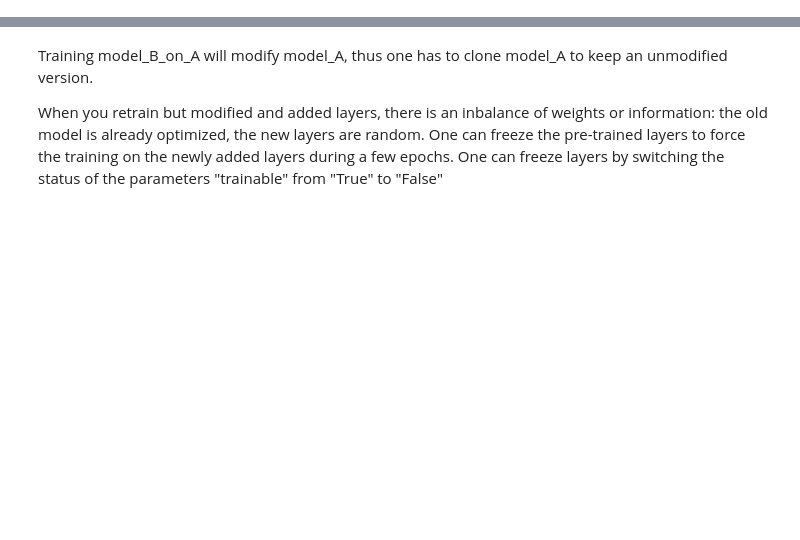
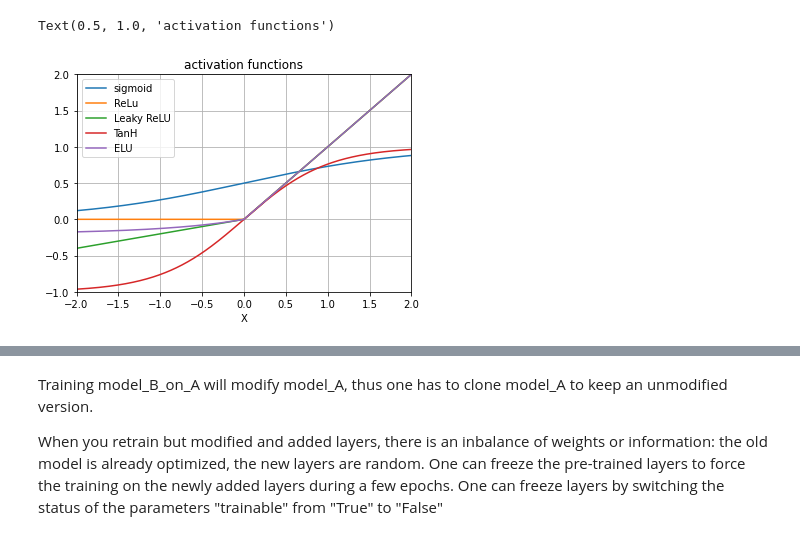
Before and after one commit to UW-MLGEO/ESS490-590-Spr21, a Jupyter notebook: tutorials/week9_cnn/week9_training.ipynb, the cells around one changed output, grey strips where cells are left out. Saved outputs shown, nothing was run; the diff lists cells and outputs as text; code cells hidden in the pictures; blank space fills up the shorter version.

```diff
--- a/tutorials/week9_cnn/week9_training.ipynb
+++ b/tutorials/week9_cnn/week9_training.ipynb
@@ -0,0 +69,40 @@
+# %%
+import numpy as np
+import matplotlib.pyplot as plt
+%matplotlib inline
+
+x=np.linspace(-2,2,1000)
+
+def sigm(x): # define the sigmoid function
+    return 1/(1+np.exp(-x))
+def relu(x): # define the Rectified Linear Unit function
+    return   np.maximum(x,0)
+def Leakyrelu(a,x): # define the Leaky Rectified Linear Unit function
+    return  np.maximum(x,a*x)
+
+def Leakyrelu(a,x): # define the Leaky Rectified Linear Unit function
+    return  np.maximum(x,a*x)
+
+def elu(a,x): # define the Exponential Linear Unit function
+    return  np.maximum(x,a*(np.exp(x)-1))
+
+s = sigm(x)
+t = np.tanh(x)
+r = relu(x)
+lr = Leakyrelu(0.2,x)
+e = elu(0.2,x)
+
+plt.plot(x,s)
+plt.plot(x,r)
+plt.plot(x,lr)
+plt.plot(x,t)
+plt.plot(x,e)
+plt.grid(True)
+plt.legend(['sigmoid','ReLu','Leaky ReLU','TanH','ELU'])
+plt.xlim([-2,2])
+plt.xlabel('X')
+plt.ylim([-1,2])
+plt.title('activation functions')
+# %% [output]
+Text(0.5, 1.0, 'activation functions')
+[figure, added]
```
Also changed, not shown: parts of 14 cells of this notebook, 5 other files.
